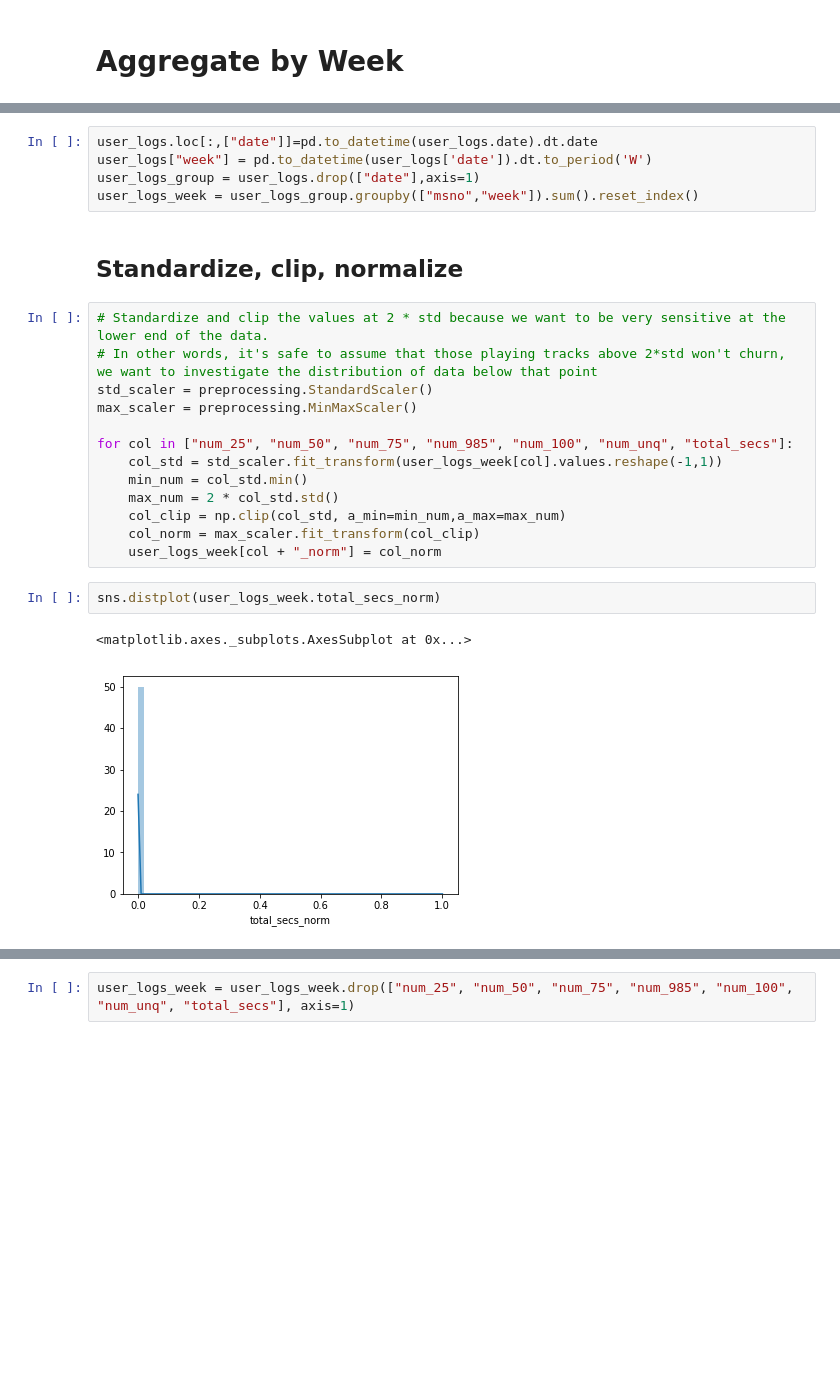
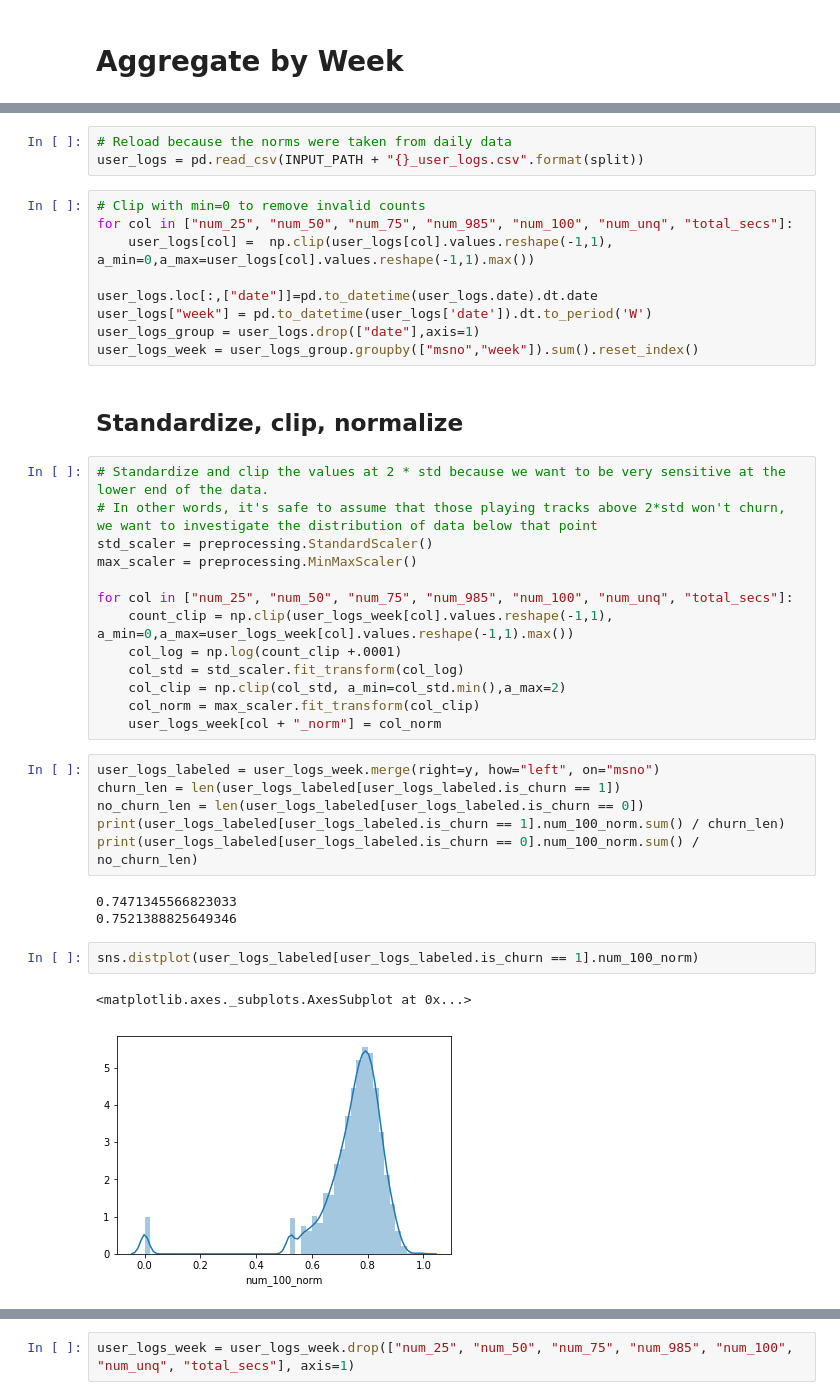
Before and after one commit to adamribaudo/ds5500-capstone, a Jupyter notebook: Preprocess/User_Log_Transform.ipynb, the cells around one changed output, grey strips where cells are left out. Cells and saved outputs as stored; diff of their text form; blank space fills up the shorter version.

```diff
--- a/Preprocess/User_Log_Transform.ipynb
+++ b/Preprocess/User_Log_Transform.ipynb
@@ -124,4 +115,11 @@ for col in ["num_25", "num_50", "num_75", "num_985", "num_100", "num_unq", "tota
+# %%
+# Reload because the norms were taken from daily data
+user_logs = pd.read_csv(INPUT_PATH + "{}_user_logs.csv".format(split))
 # %%
+# Clip with min=0 to remove invalid counts
+for col in ["num_25", "num_50", "num_75", "num_985", "num_100", "num_unq", "total_secs"]:
+    user_logs[col] =  np.clip(user_logs[col].values.reshape(-1,1), a_min=0,a_max=user_logs[col].values.reshape(-1,1).max())
+
 user_logs.loc[:,["date"]]=pd.to_datetime(user_logs.date).dt.date
 user_logs["week"] = pd.to_datetime(user_logs['date']).dt.to_period('W')
 user_logs_group = user_logs.drop(["date"],axis=1)
@@ -135,14 +133,23 @@ std_scaler = preprocessing.StandardScaler()
 max_scaler = preprocessing.MinMaxScaler()
 
 for col in ["num_25", "num_50", "num_75", "num_985", "num_100", "num_unq", "total_secs"]:
-    col_std = std_scaler.fit_transform(user_logs_week[col].values.reshape(-1,1))
-    min_num = col_std.min()
-    max_num = 2 * col_std.std()
-    col_clip = np.clip(col_std, a_min=min_num,a_max=max_num)
+    count_clip = np.clip(user_logs_week[col].values.reshape(-1,1), a_min=0,a_max=user_logs_week[col].values.reshape(-1,1).max())
+    col_log = np.log(count_clip +.0001)
+    col_std = std_scaler.fit_transform(col_log)
+    col_clip = np.clip(col_std, a_min=col_std.min(),a_max=2)
     col_norm = max_scaler.fit_transform(col_clip)
     user_logs_week[col + "_norm"] = col_norm
-# %%
-sns.distplot(user_logs_week.total_secs_norm)
-# %% [output]
-<matplotlib.axes._subplots.AxesSubplot at 0x...>
-[figure, removed]
+# %%
+user_logs_labeled = user_logs_week.merge(right=y, how="left", on="msno")
+churn_len = len(user_logs_labeled[user_logs_labeled.is_churn == 1])
+no_churn_len = len(user_logs_labeled[user_logs_labeled.is_churn == 0])
+print(user_logs_labeled[user_logs_labeled.is_churn == 1].num_100_norm.sum() / churn_len)
+print(user_logs_labeled[user_logs_labeled.is_churn == 0].num_100_norm.sum() / no_churn_len)
+# %% [output]
+0.7471345566823033
+0.7521388825649346
+# %%
+sns.distplot(user_logs_labeled[user_logs_labeled.is_churn == 1].num_100_norm)
+# %% [output]
+<matplotlib.axes._subplots.AxesSubplot at 0x...>
+[figure, added]
```
Also changed, not shown: parts of 18 cells of this notebook, 3 other files.
